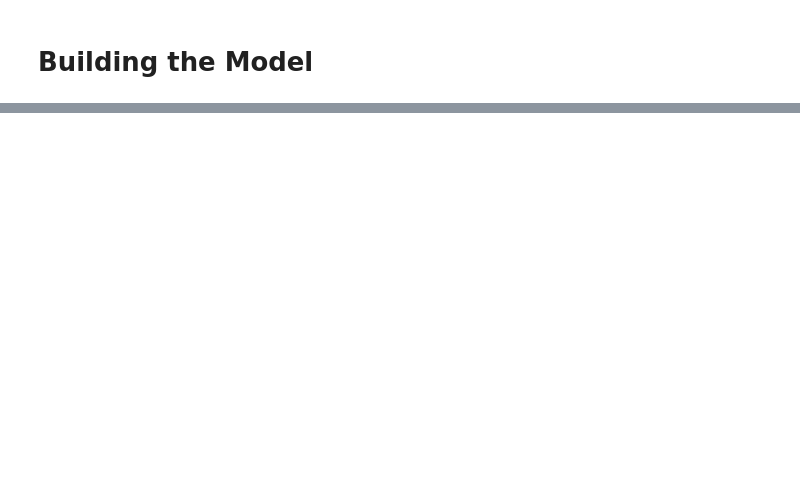
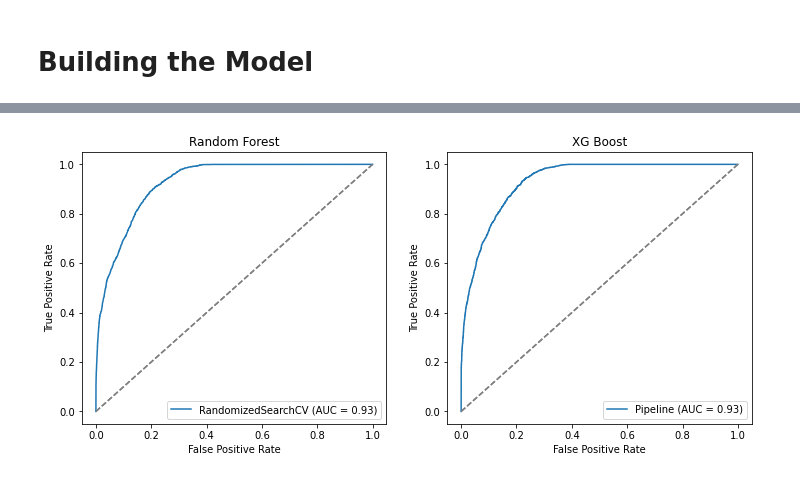
Before and after one commit to VPDeb/DS-Unit-2-Applied-Modeling, a Jupyter notebook: Build Week Project/Untitled.ipynb, the cells around one changed output, grey strips where cells are left out. Cells and saved outputs as stored; diff of their text form; code cells hidden in the pictures; blank space fills up the shorter version.

```diff
--- a/Build Week Project/Untitled.ipynb
+++ b/Build Week Project/Untitled.ipynb
@@ -563,0 +660,13 @@ Validation accuracy: 0.8432637182637183
+# %%
+fig, (ax1, ax2) = plt.subplots(ncols=2, nrows=1, figsize=(12,5))
+
+plot_roc_curve(model, X_test, y_test, ax=ax1)
+plot_roc_curve(modelxgb, X_test, y_test, ax=ax2)
+ax1.plot([(0,0), (1,1)], color='grey', linestyle='--')
+ax2.plot([(0,0), (1,1)], color='grey', linestyle='--')
+ax1.set_title('Random Forest')
+ax2.set_title('XG Boost')
+
+plt.show()
+# %% [output]
+[figure, added]
```
Also changed, not shown: parts of 41 cells of this notebook.
